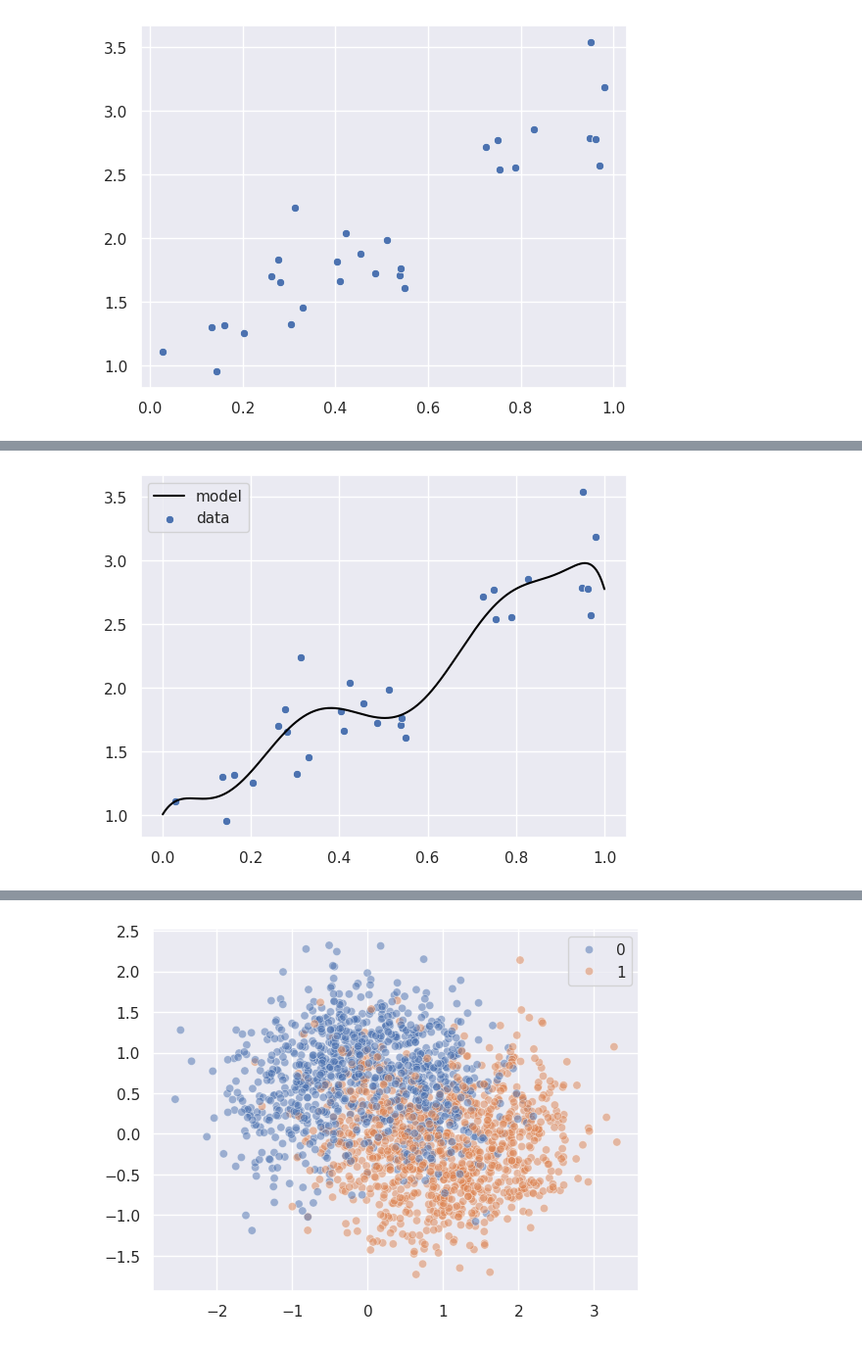
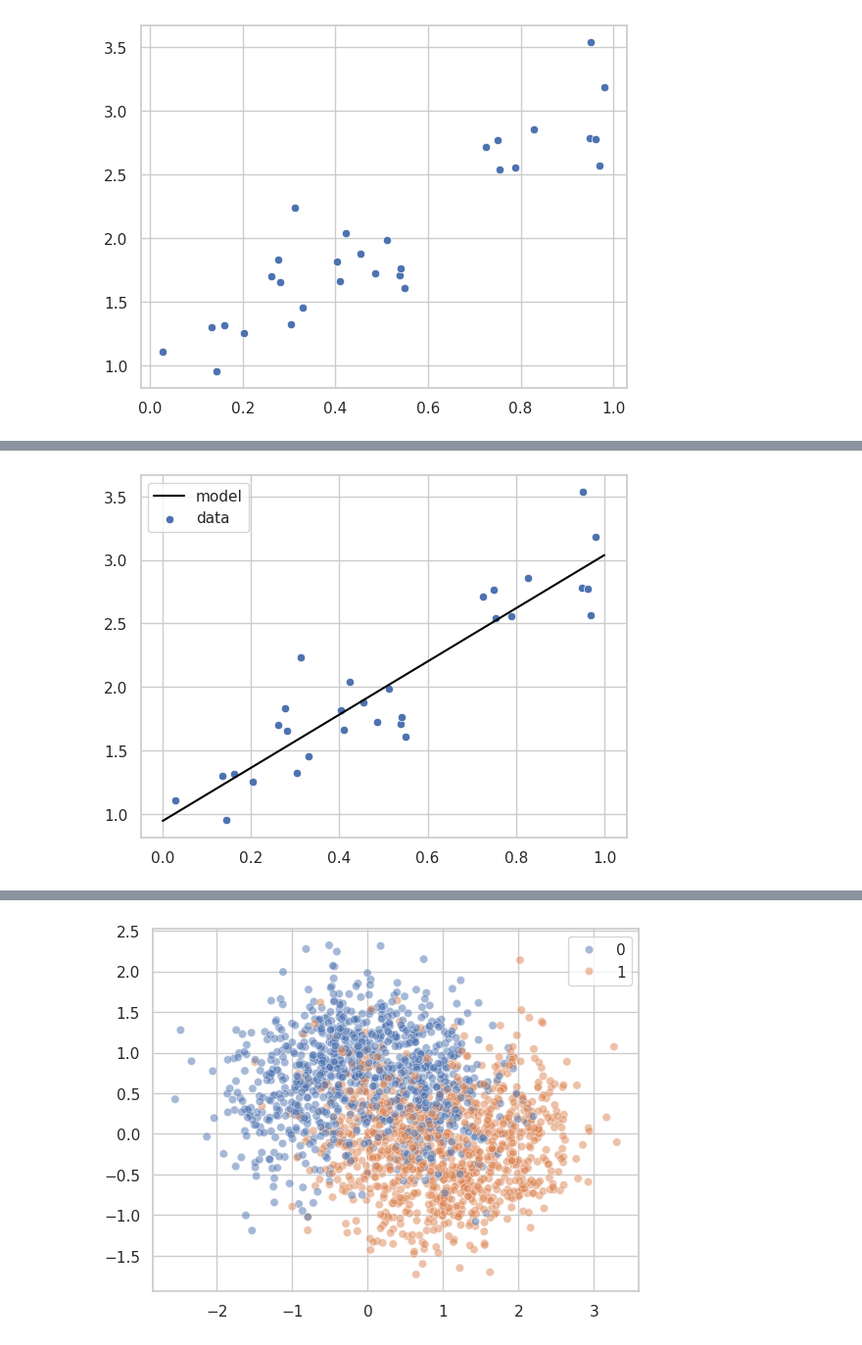
Before and after one commit to rodakt/MAD, a Jupyter notebook: wyklad_10.ipynb, the cells around one changed output, grey strips where cells are left out. Shown at 98% size. Saved outputs shown, nothing was run; the diff lists cells and outputs as text; code cells hidden in the pictures.

```diff
--- a/wyklad_10.ipynb
+++ b/wyklad_10.ipynb
@@ -71,7 +86,7 @@ import pandas as pd
 import numpy as np
 import matplotlib.pyplot as plt
 import seaborn as sns
-sns.set()
+sns.set_theme(style="whitegrid")
 # %%
 from sklearn.model_selection import (
     train_test_split,
@@ -332,13 +348,13 @@ for key in test_errors:
 # %%
 pipe = Pipeline([
-    ('poly', PolynomialFeatures(degree=9)),
+    ('poly', PolynomialFeatures(degree=1)),
     ('reg', LinearRegression())
 ])
 model = pipe.fit(x.reshape(-1, 1), y)
 xnew = np.linspace(0, 1, 500)
 ypred = model.predict(xnew.reshape(-1, 1))
 sns.lineplot(x=xnew, y=ypred, color='black', label='model')
 sns.scatterplot(x=x, y=y, label='data');
 # %% [output]
-[figure, old version]
+[figure, new version]
 # %% [markdown]
```
Also changed, not shown: parts of 19 cells of this notebook, 5 other files.
